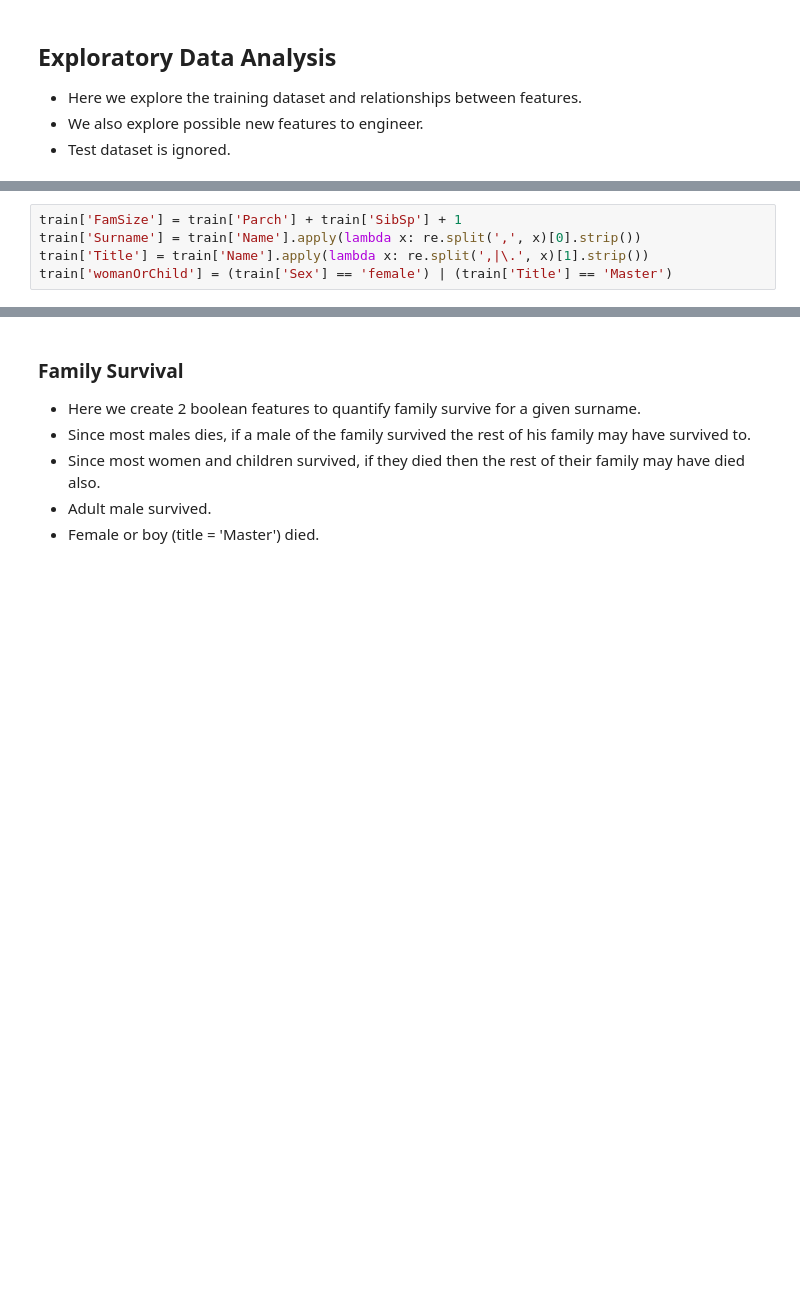
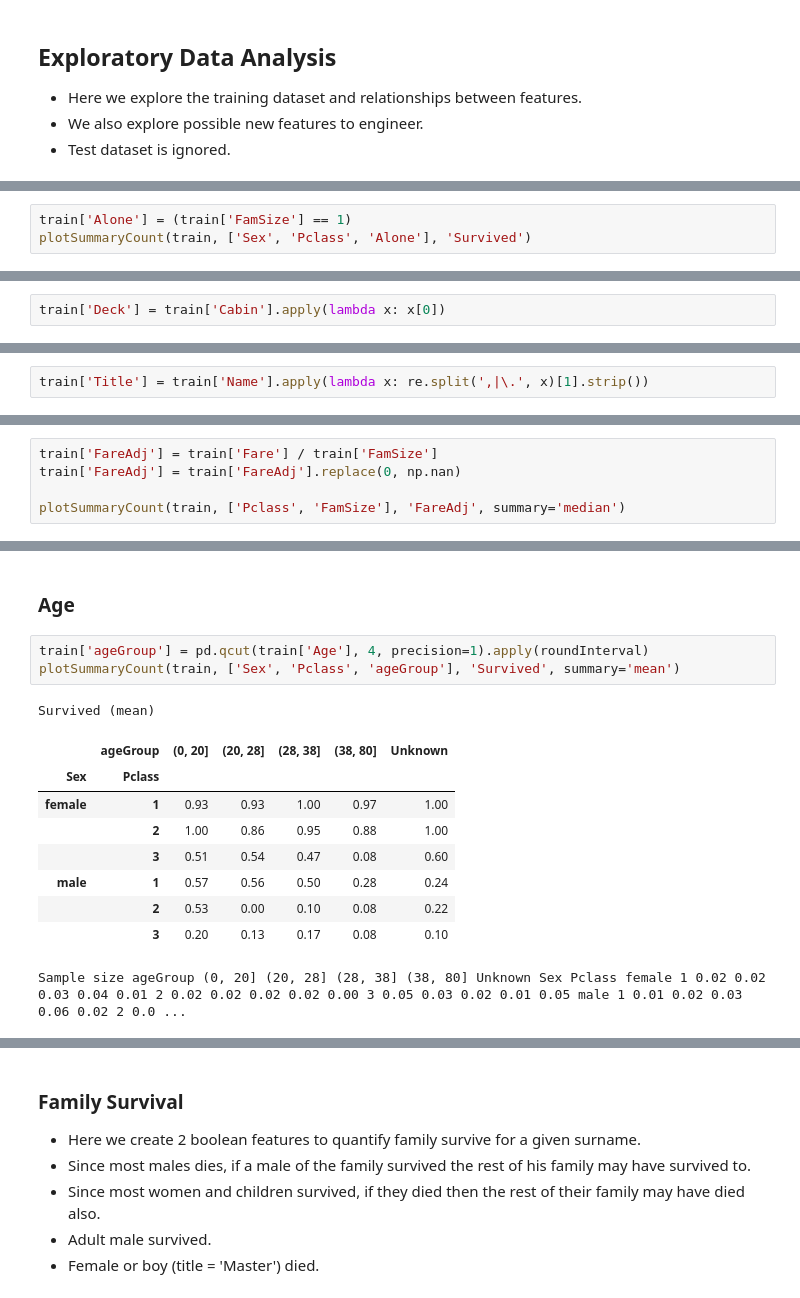
Before and after one commit to StephenRicher/machineLearning, a Jupyter notebook: Titanic/fullPipeline.ipynb, the cells around one changed output, grey strips where cells are left out. Saved outputs shown, nothing was run; the diff lists cells and outputs as text; blank space fills up the shorter version.

```diff
--- a/Titanic/fullPipeline.ipynb
+++ b/Titanic/fullPipeline.ipynb
@@ -92,0 +208,3 @@ train = train.drop('Cabin', axis=1)
+# %%
+train['Alone'] = (train['FamSize'] == 1)
+plotSummaryCount(train, ['Sex', 'Pclass', 'Alone'], 'Survived')
@@ -92,0 +222,2 @@ train = train.drop('Cabin', axis=1)
+# %%
+train['Deck'] = train['Cabin'].apply(lambda x: x[0])
@@ -93,5 +237,2 @@ train = train.drop('Cabin', axis=1)
 # %%
-train['FamSize'] = train['Parch'] + train['SibSp'] + 1
-train['Surname'] = train['Name'].apply(lambda x: re.split(',', x)[0].strip())
 train['Title'] = train['Name'].apply(lambda x: re.split(',|\.', x)[1].strip())
-train['womanOrChild'] = (train['Sex'] == 'female') | (train['Title'] == 'Master')
@@ -106,0 +266,5 @@ train.loc[otherTitles, 'Title'] = 'Other'
+# %%
+train['FareAdj'] = train['Fare'] / train['FamSize']
+train['FareAdj'] = train['FareAdj'].replace(0, np.nan)
+
+plotSummaryCount(train, ['Pclass', 'FamSize'], 'FareAdj', summary='median')
@@ -106,0 +279,16 @@ train.loc[otherTitles, 'Title'] = 'Other'
+# %% [markdown]
+### Age
+# %%
+train['ageGroup'] = pd.qcut(train['Age'], 4, precision=1).apply(roundInterval)
+plotSummaryCount(train, ['Sex', 'Pclass', 'ageGroup'], 'Survived', summary='mean')
+# %% [output]
+Survived (mean)
+|  | ageGroup | (0, 20] | (20, 28] | (28, 38] | (38, 80] | Unknown |
+| Sex | Pclass |  |  |  |  |  |
+| female | 1 | 0.93 | 0.93 | 1.00 | 0.97 | 1.00 |
+|  | 2 | 1.00 | 0.86 | 0.95 | 0.88 | 1.00 |
+|  | 3 | 0.51 | 0.54 | 0.47 | 0.08 | 0.60 |
+| male | 1 | 0.57 | 0.56 | 0.50 | 0.28 | 0.24 |
+|  | 2 | 0.53 | 0.00 | 0.10 | 0.08 | 0.22 |
+|  | 3 | 0.20 | 0.13 | 0.17 | 0.08 | 0.10 |
+Sample size ageGroup (0, 20] (20, 28] (28, 38] (38, 80] Unknown Sex Pclass female 1 0.02 0.02 0.03 0.04 0.01 2 0.02 0.02 0.02 0.02 0.00 3 0.05 0.03 0.02 0.01 0.05 male 1 0.01 0.02 0.03 0.06 0.02 2 0.0 ...
```
Also changed, not shown: parts of 42 cells of this notebook.
